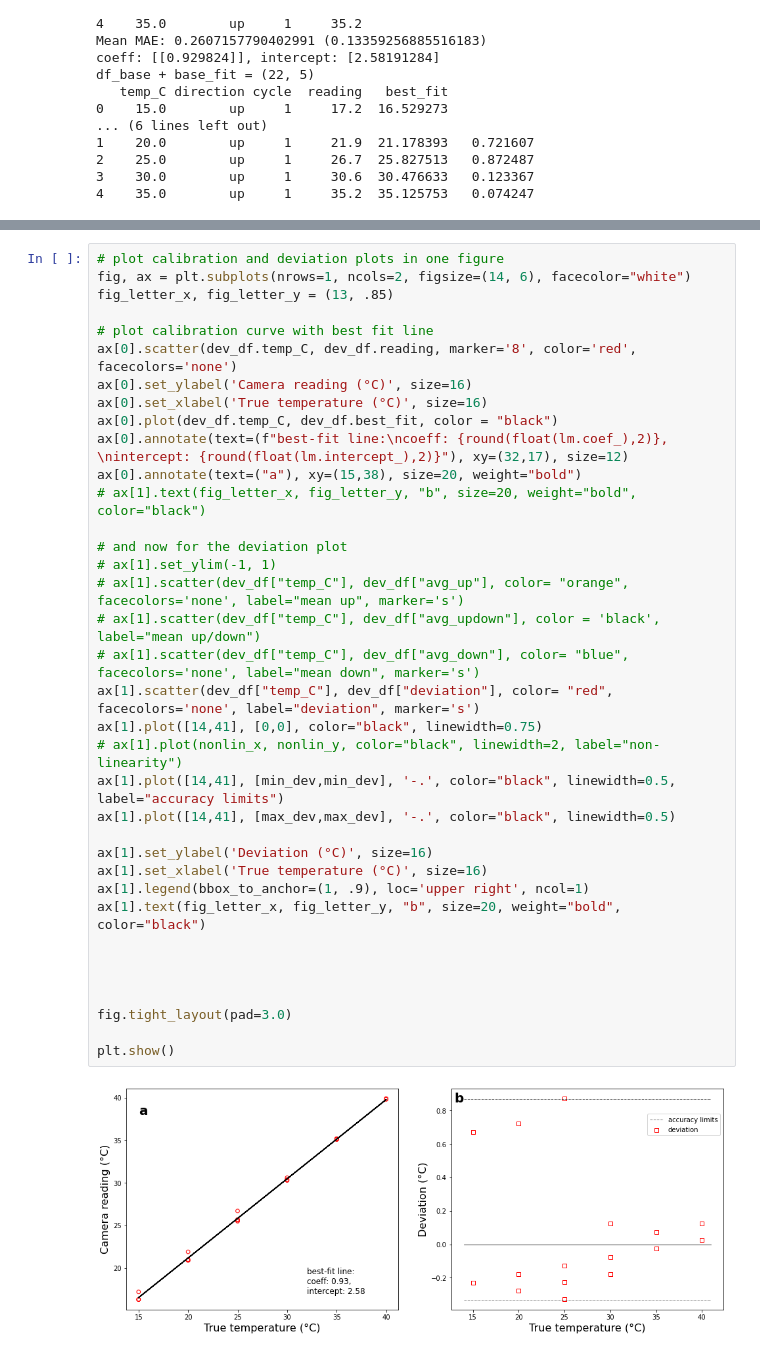
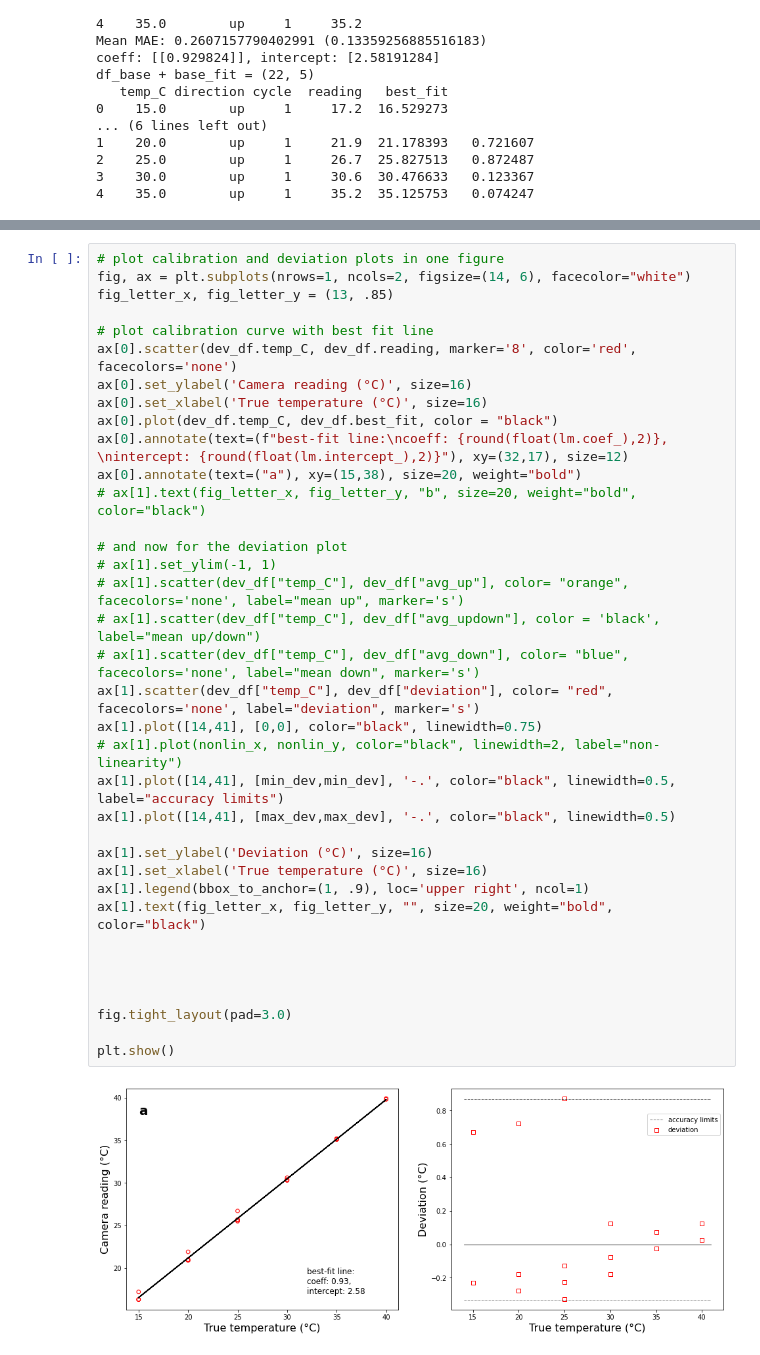
Before and after one commit to fieryWalrus1002/bsyse541_hw, a Jupyter notebook: lab4/lab4_image_analysis.ipynb, the cells around one changed output, grey strips where cells are left out. Cells and saved outputs as stored; diff of their text form.

```diff
--- a/lab4/lab4_image_analysis.ipynb
+++ b/lab4/lab4_image_analysis.ipynb
@@ -553,35 +572,35 @@ fig_letter_x, fig_letter_y = (13, .85)
 ax[0].scatter(dev_df.temp_C, dev_df.reading, marker='8', color='red', facecolors='none')
 ax[0].set_ylabel('Camera reading (°C)', size=16)
 ax[0].set_xlabel('True temperature (°C)', size=16)
 ax[0].plot(dev_df.temp_C, dev_df.best_fit, color = "black")
 ax[0].annotate(text=(f"best-fit line:\ncoeff: {round(float(lm.coef_),2)}, \nintercept: {round(float(lm.intercept_),2)}"), xy=(32,17), size=12)
 ax[0].annotate(text=("a"), xy=(15,38), size=20, weight="bold")
 # ax[1].text(fig_letter_x, fig_letter_y, "b", size=20, weight="bold", color="black")
 
 # and now for the deviation plot
 # ax[1].set_ylim(-1, 1)
 # ax[1].scatter(dev_df["temp_C"], dev_df["avg_up"], color= "orange", facecolors='none', label="mean up", marker='s')
 # ax[1].scatter(dev_df["temp_C"], dev_df["avg_updown"], color = 'black', label="mean up/down")
 # ax[1].scatter(dev_df["temp_C"], dev_df["avg_down"], color= "blue", facecolors='none', label="mean down", marker='s')
 ax[1].scatter(dev_df["temp_C"], dev_df["deviation"], color= "red", facecolors='none', label="deviation", marker='s')
 ax[1].plot([14,41], [0,0], color="black", linewidth=0.75)
 # ax[1].plot(nonlin_x, nonlin_y, color="black", linewidth=2, label="non-linearity")
 ax[1].plot([14,41], [min_dev,min_dev], '-.', color="black", linewidth=0.5, label="accuracy limits")
 ax[1].plot([14,41], [max_dev,max_dev], '-.', color="black", linewidth=0.5)
 
 ax[1].set_ylabel('Deviation (°C)', size=16)
 ax[1].set_xlabel('True temperature (°C)', size=16)
 ax[1].legend(bbox_to_anchor=(1, .9), loc='upper right', ncol=1)
-ax[1].text(fig_letter_x, fig_letter_y, "b", size=20, weight="bold", color="black")
+ax[1].text(fig_letter_x, fig_letter_y, "", size=20, weight="bold", color="black")
 
 
 
 
 fig.tight_layout(pad=3.0)
 
 plt.show()
 # %% [output]
-[figure, old version]
+[figure, new version]
 # %%
 # TWO deviation plots
 repeatability = dev_df.query('cycle == "1"')["reading"].values - dev_df.query('cycle == "2"')["reading"].values
```
Also changed, not shown: parts of 6 cells of this notebook.
